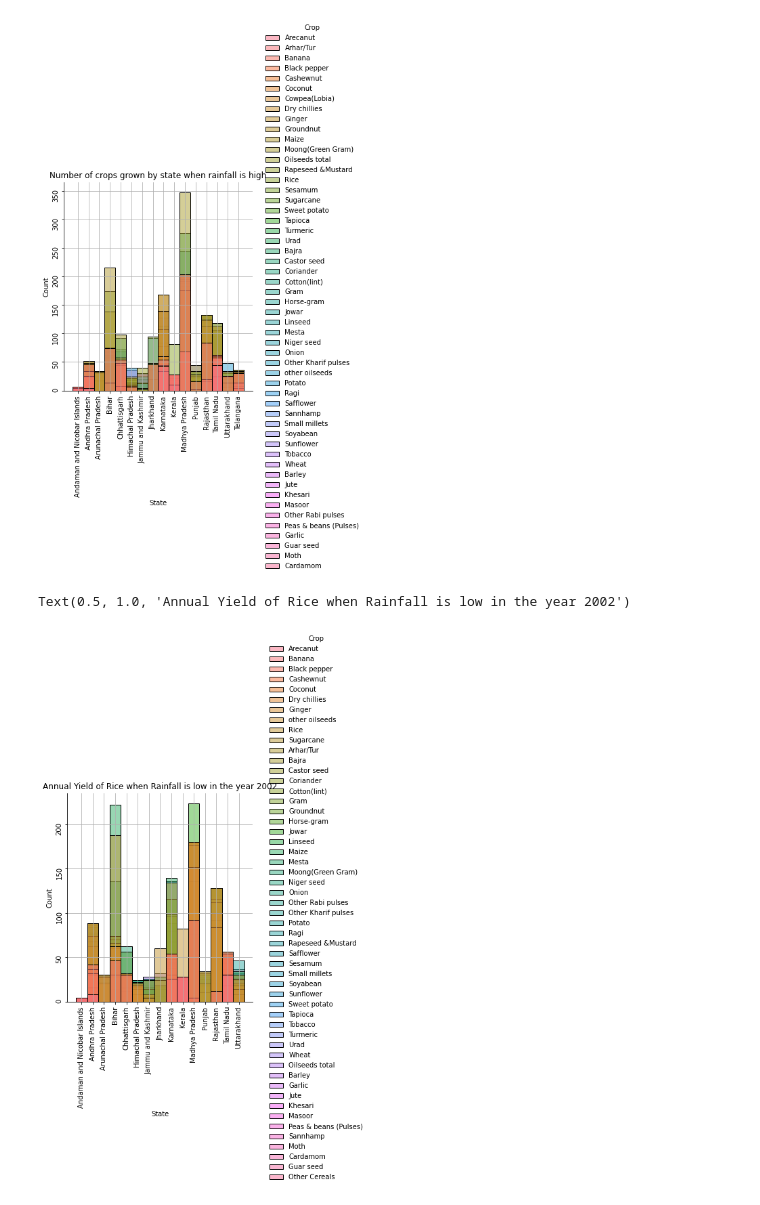
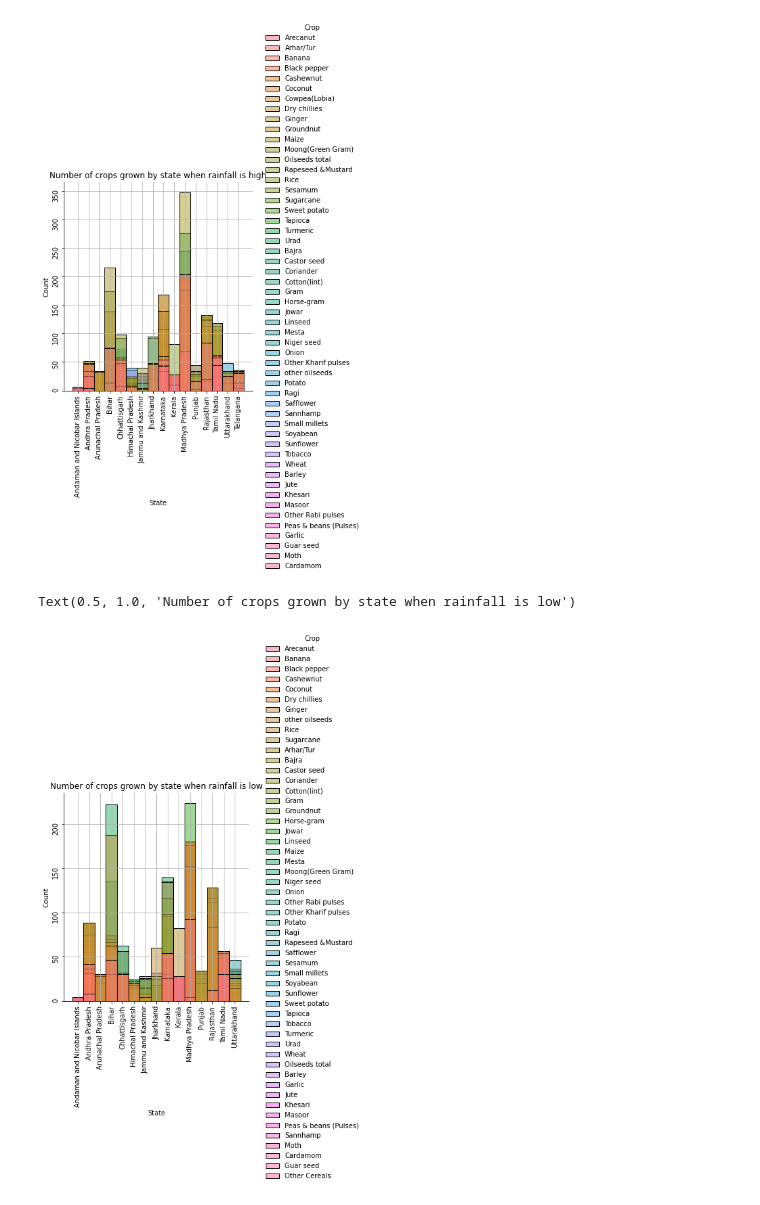
Before and after one commit to PoojaLaveti/Data601, a Jupyter notebook: FinalProject/FinalProject.ipynb, the cells around one changed output. Drawn from its saved outputs; the diff is of its cells as text; code cells hidden in the pictures.

```diff
--- a/FinalProject/FinalProject.ipynb
+++ b/FinalProject/FinalProject.ipynb
@@ -152,3 +153,3 @@ Tried to interpolate the values
 # %%
-a=crops_rains.interpolate(method='pad')
+interpolated_data=crops_rains.interpolate(method='pad')
 # %%
@@ -287,12 +269,11 @@ plot.ax.set_title('Number of crops grown by state when rainfall is high')
 Text(0.5, 1.0, 'Number of crops grown by state when rainfall is high')
 [figure]
 # %%
-#state_maxcrops=a.loc[((a['RainYear'] == 2002) & (a['Crop'] == 'Rice'))]
-statecrops_minrain=a.loc[((a['RainYear'] == 2002) & (a['CropYear'] == '2002-03'))]
-plot= sns.displot(data=statecrops_minrain, x="State", hue = 'Crop')
+statecrops_minrain = interpolated_data.loc[((interpolated_data['RainYear'] == 2002) & (interpolated_data['CropYear'] == '2002-03'))]
+plot = sns.displot(data = statecrops_minrain, x = "State", hue = 'Crop')
 plot.ax.grid()
 plot.ax.tick_params(labelrotation = 90)
 plot.ax.set_title('Number of crops grown by state when rainfall is low')
 # %% [output]
-Text(0.5, 1.0, 'Annual Yield of Rice when Rainfall is low in the year 2002')
+Text(0.5, 1.0, 'Number of crops grown by state when rainfall is low')
-[figure, old version]
+[figure, new version]
```
Also changed, not shown: parts of 26 cells of this notebook.
